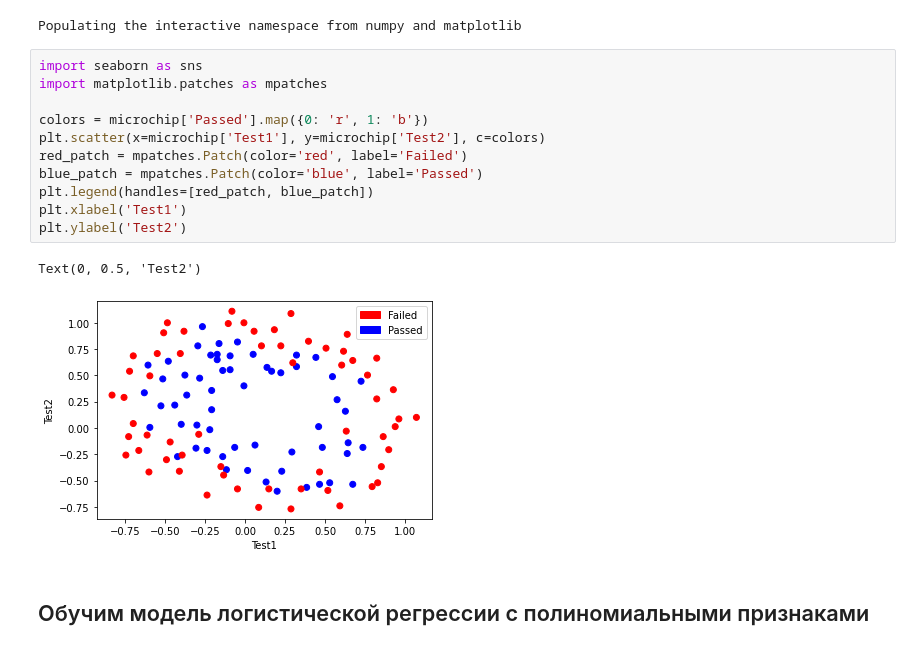
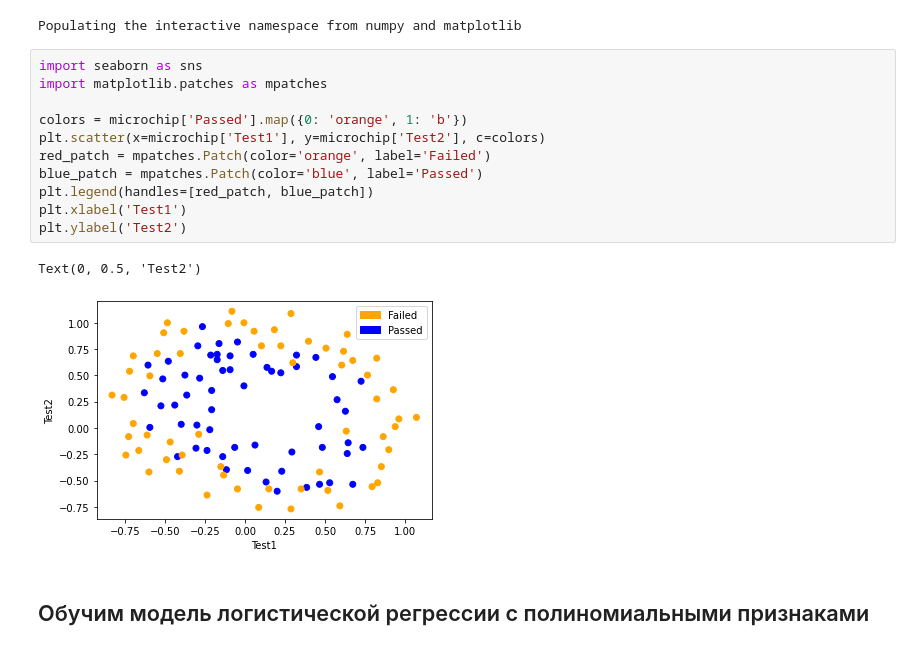
Before and after one commit to sdukshis/ml-intro, a Jupyter notebook: notebooks/Practice. Regularization.ipynb, the cells around one changed output. Saved outputs shown, nothing was run; the diff lists cells and outputs as text.

```diff
--- a/notebooks/Practice. Regularization.ipynb
+++ b/notebooks/Practice. Regularization.ipynb
@@ -19,17 +19,17 @@ Populating the interactive namespace from numpy and matplotlib
 # %%
 import seaborn as sns
 import matplotlib.patches as mpatches
 
-colors = microchip['Passed'].map({0: 'r', 1: 'b'})
+colors = microchip['Passed'].map({0: 'orange', 1: 'b'})
 plt.scatter(x=microchip['Test1'], y=microchip['Test2'], c=colors)
-red_patch = mpatches.Patch(color='red', label='Failed')
+red_patch = mpatches.Patch(color='orange', label='Failed')
 blue_patch = mpatches.Patch(color='blue', label='Passed')
 plt.legend(handles=[red_patch, blue_patch])
 plt.xlabel('Test1')
 plt.ylabel('Test2')
 # %% [output]
 Text(0, 0.5, 'Test2')
-[figure, old version]
+[figure, new version]
 # %% [markdown]
 ## Обучим модель логистической регрессии с полиномиальными признаками
 # %%
```
Also changed, not shown: 1 other file.
